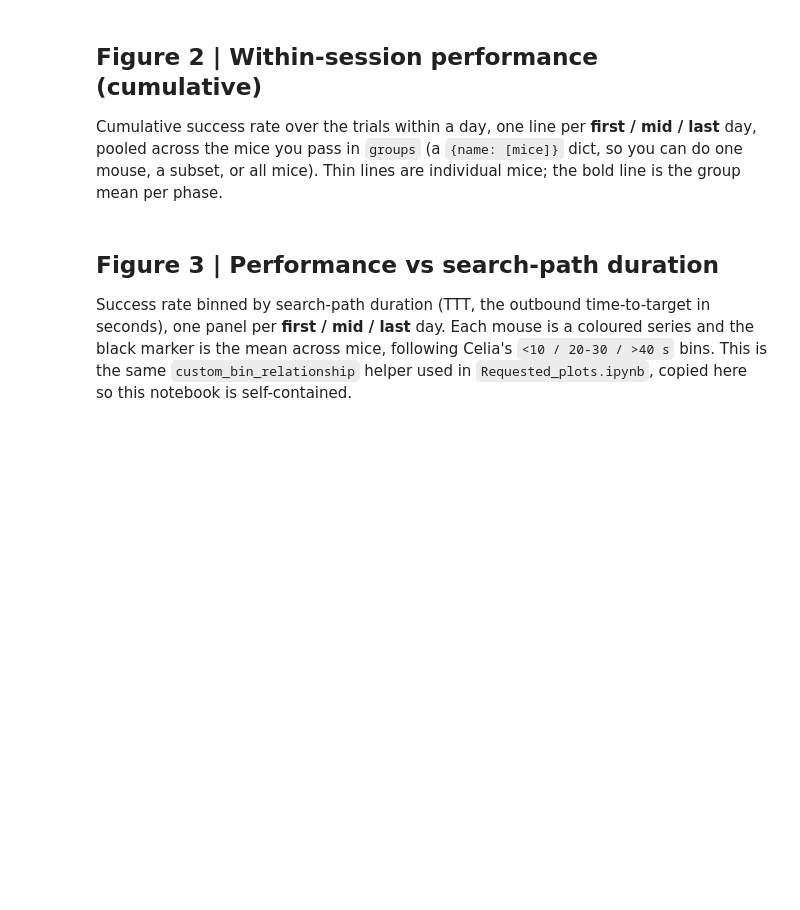
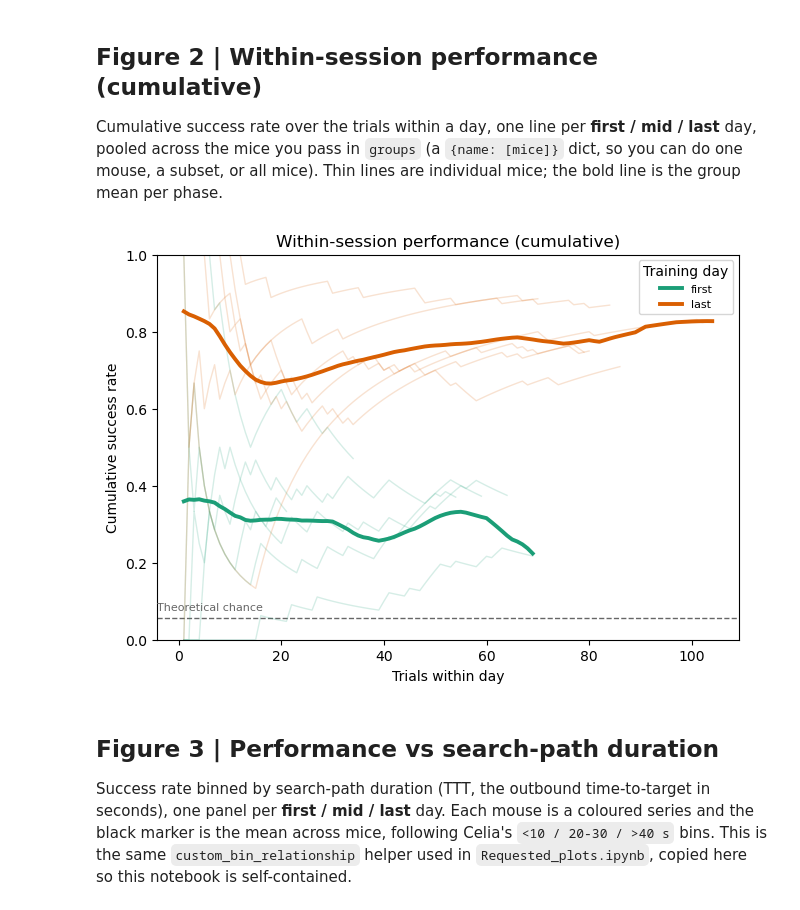
Before and after one commit to Keshavarzi-lab/data-conduit, a Jupyter notebook: src/data_conduit/qc/Outcome_rate_plots.ipynb, the cells around one changed output. Cells and saved outputs as stored; diff of their text form; code cells hidden in the pictures; blank space fills up the shorter version.

```diff
--- a/src/data_conduit/qc/Outcome_rate_plots.ipynb
+++ b/src/data_conduit/qc/Outcome_rate_plots.ipynb
@@ -302,7 +379,7 @@ def plot_cumulative_within_day(trials, *, groups=None, phase_labels=TRAINING_PHA
                                phase_colours=DEFAULT_PHASE_COLOURS, mouse_col='mouseID',
                                phase_col='training_day', trial_col='day_trial_index',
                                chance_level=1.0 / 18.0, show_individuals=True, ax=None,
-                               group_linestyles=('-', '--', ':', '-.')):
+                               smooth_window=None, group_linestyles=('-', '--', ':', '-.')):
     '''
     Plot cumulative within-day success rate, one bold mean line per phase per group.
 
@@ -325,6 +402,9 @@ def plot_cumulative_within_day(trials, *, groups=None, phase_labels=TRAINING_PHA
             Height of the dashed theoretical-chance line (default 1/18).
         show_individuals (bool):
             If True, draw a faint line per mouse (coloured by phase) behind the means.
+        smooth_window (int | None):
+            If set (>1), smooth each bold mean curve with a centred rolling mean over
+            this many trials. None (default) leaves the mean unsmoothed.
         ax (matplotlib Axes | None):
             Axis to draw onto; a new figure is made if None.
         group_linestyles (tuple):
@@ -339,13 +419,16 @@ def plot_cumulative_within_day(trials, *, groups=None, phase_labels=TRAINING_PHA
     if ax is None:
         _, ax = plt.subplots(figsize=(7, 5))
 
+    selected = set().union(*groups.values())
     group_style = dict(zip(groups, group_linestyles))
     for phase in sorted(trials[phase_col].unique()):
         colour = phase_colours.get(phase)
         cph = cum[cum[phase_col] == phase]
-        # Faint individual-mouse curves.
+        # Faint individual-mouse curves (only for the mice in the `groups` selection).
         if show_individuals:
-            for _, md_ in cph.groupby(mouse_col):
+            for mname, md_ in cph.groupby(mouse_col):
+                if mname not in selected:
+                    continue
                 md_ = md_.sort_values('trial')
                 ax.plot(md_['trial'], md_['cum_rate'], color=colour, alpha=0.18,
                         linewidth=1, zorder=1)
@@ -356,6 +439,8 @@ def plot_cumulative_within_day(trials, *, groups=None, phase_labels=TRAINING_PHA
             if gd.empty:
                 continue
             mean = gd.groupby('trial')['cum_rate'].mean()
+            if smooth_window and smooth_window > 1:
+                mean = mean.rolling(smooth_window, center=True, min_periods=1).mean()
             label = f'{phase_labels.get(phase, phase)}' + (f' ({gname})' if len(groups) > 1 else '')
             ax.plot(mean.index, mean.values, color=colour, linewidth=2.8,
                     linestyle=group_style[gname], zorder=3, label=label)
@@ -371,11 +456,14 @@ def plot_cumulative_within_day(trials, *, groups=None, phase_labels=TRAINING_PHA
 # %%
 # Render Figure 2. Change `groups` to pick the mice: one mouse, a subset, or all.
 #   e.g. groups={'FLR': ['FLR_M01569521']}                      -> one mouse
 #        groups={'females': [...], 'males': [...]}              -> compare two groups
 groups_all = {'all mice': sorted(trials_phase['mouseID'].unique())}
+trials_first_last = trials_phase[trials_phase['training_day'].isin([1, 3])]  # first & last only
 fig, ax = plt.subplots(figsize=(7.5, 5))
-plot_cumulative_within_day(trials_phase, groups=groups_all, ax=ax)
+plot_cumulative_within_day(trials_first_last, groups=groups_all, ax=ax, smooth_window=9)
 plt.show()
+# %% [output]
+[figure, added]
 # %% [markdown]
 ## Figure 3 | Performance vs search-path duration
 
```
Also changed, not shown: parts of 5 cells of this notebook, 6 other files.
